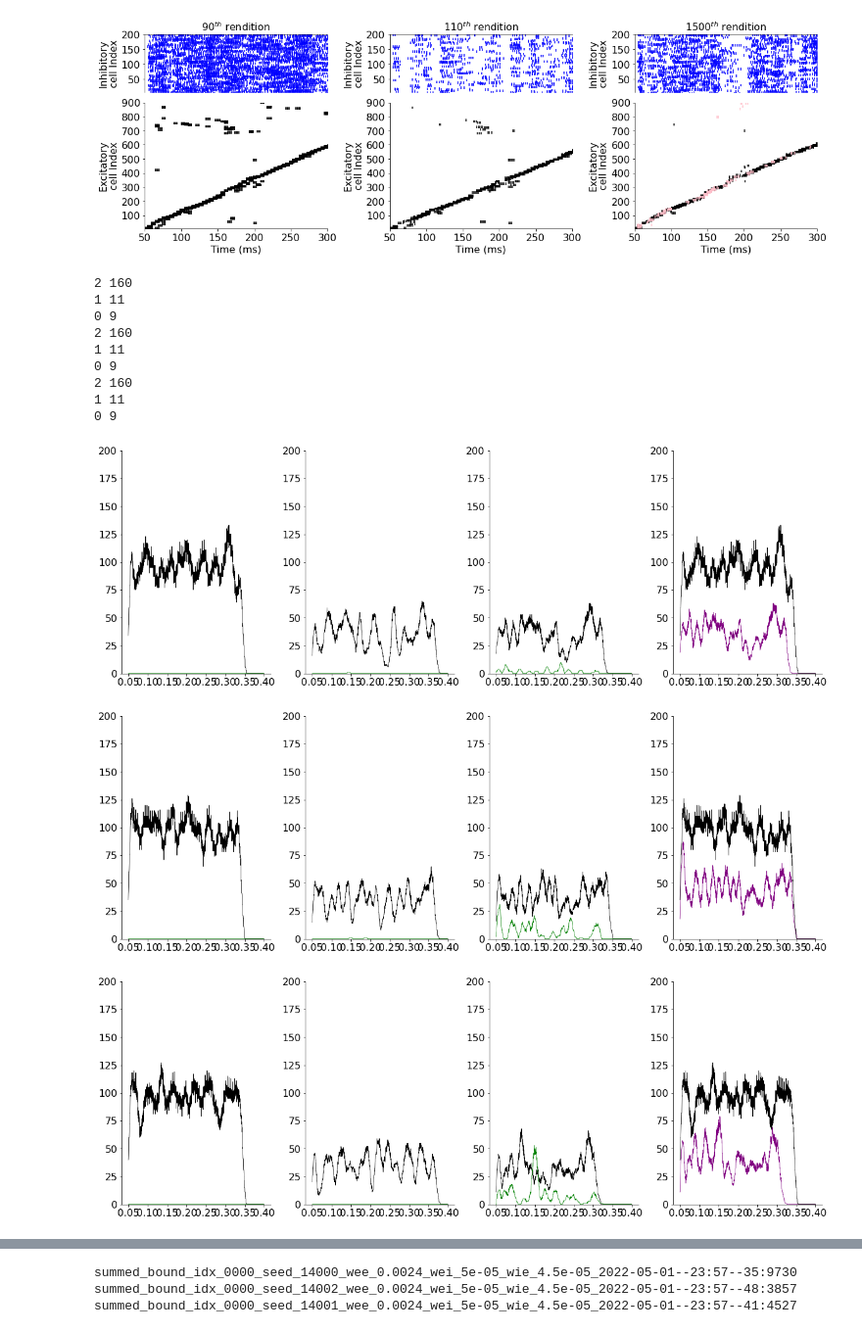
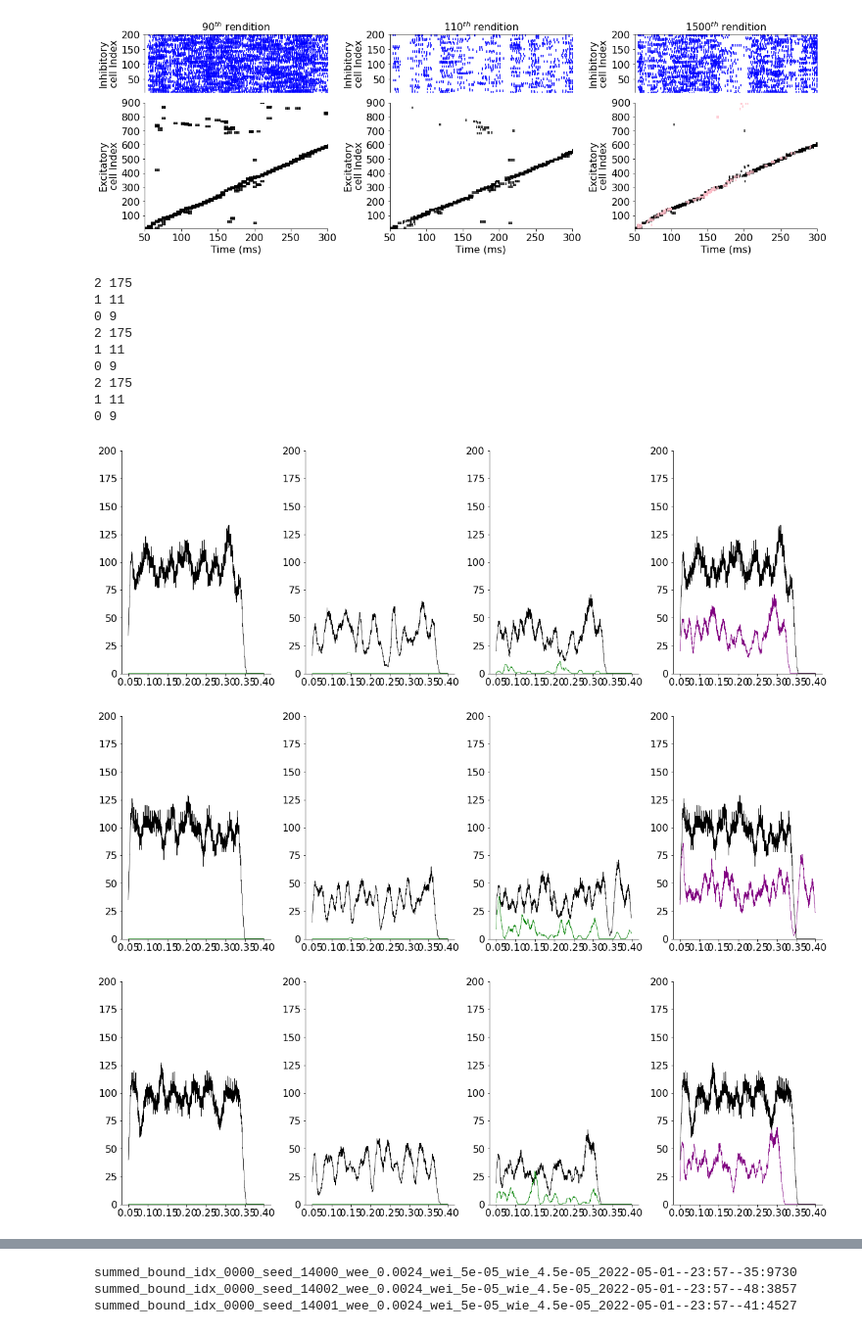
Before and after one commit to davidgbe/synfire_chain_growth, a Jupyter notebook: resilience_project_22_04_13/neurogenesis_+_heterosynaptic_comp_22_04_13/firing_rate_bound_neurogenesis_22_04_20/nb.ipynb, the cells around one changed output, grey strips where cells are left out. Shown at 98% size. Saved outputs shown, nothing was run; the diff lists cells and outputs as text; code cells hidden in the pictures.

```diff
--- a/resilience_project_22_04_13/neurogenesis_+_heterosynaptic_comp_22_04_13/firing_rate_bound_neurogenesis_22_04_20/nb.ipynb
+++ b/resilience_project_22_04_13/neurogenesis_+_heterosynaptic_comp_22_04_13/firing_rate_bound_neurogenesis_22_04_20/nb.ipynb
@@ -375,20 +375,20 @@ def make_total_activity_graphs(name, timepoints=[0, 72, 73], n_exc=450):
         save_fig(fig, './figures/paper/rasters', f'{exp_dir_name}.svg')
 # %%
 make_total_activity_graphs(['summed_bound_idx_0000_seed_1400'],
-                           timepoints=[9, 11, 160], n_exc=900)
+                           timepoints=[9, 11, 175], n_exc=900)
 # %% [output]
-2 160
+2 175
 1 11
 0 9
-2 160
+2 175
 1 11
 0 9
-2 160
+2 175
 1 11
 0 9
-[figure, old version]
+[figure, new version]
-[figure, old version]
+[figure, new version]
-[figure, old version]
+[figure, new version]
 # %%
 
 def make_figure_2_plot(names, labels, condition_colors, n_exc=450, file_name_ext='', ylim1=None, ylim2=None,
```
Also changed, not shown: parts of 2 cells of this notebook, 2 other files.
